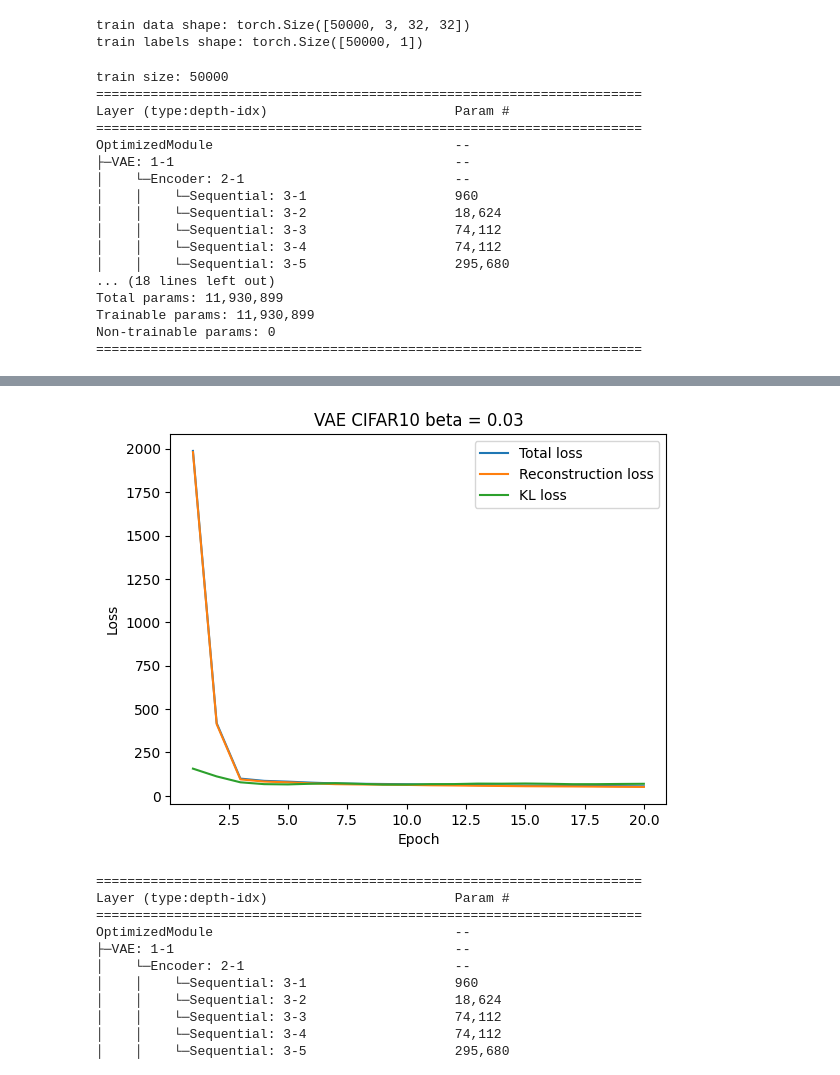
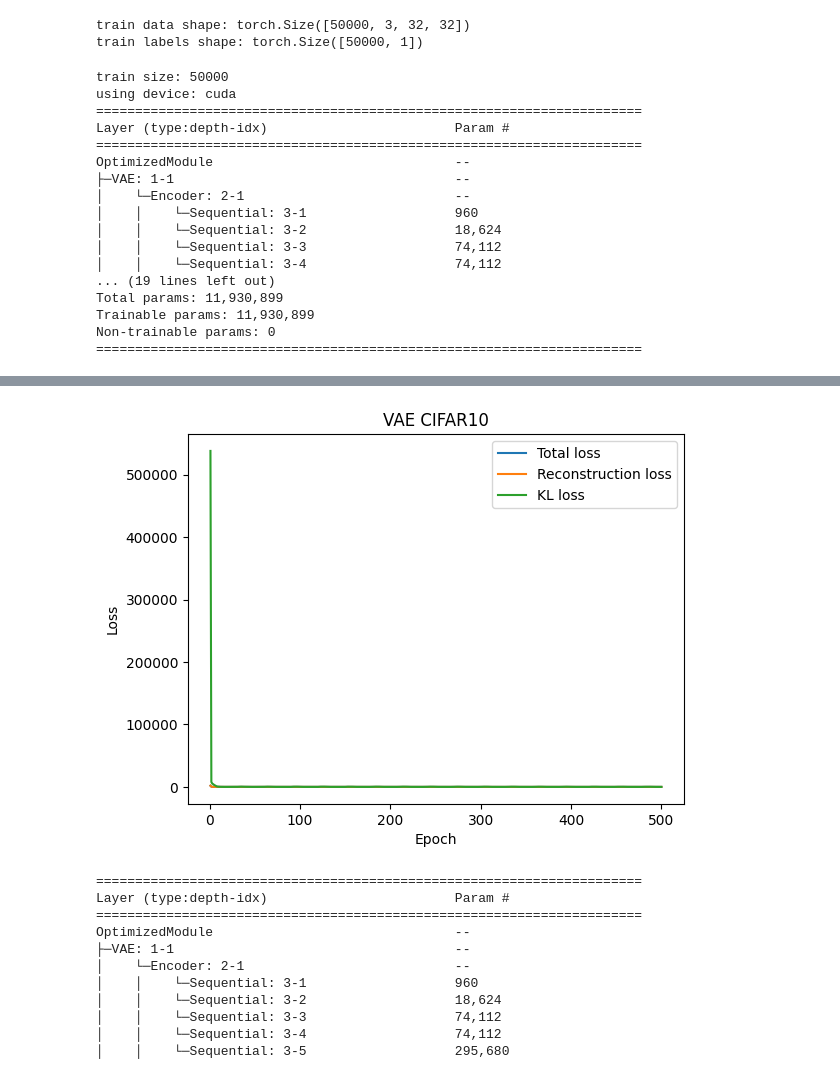
Before and after one commit to navti/MLProjects, a Jupyter notebook: VAE/vae-cifar10.ipynb, the cells around one changed output, grey strips where cells are left out. Cells and saved outputs as stored; diff of their text form; code cells hidden in the pictures.

Commit message:
Add annealing support for KL div loss.

```diff
--- a/VAE/vae-cifar10.ipynb
+++ b/VAE/vae-cifar10.ipynb
@@ -186,21 +233,21 @@ def generate_samples(rows, cols, model):
     plt.savefig(save_fig_path, facecolor='w', edgecolor='none')
     #plt.show()
 
-def elbo_loss(xhat, x, mu, logvar, beta=1):
+def elbo_loss(xhat, x, mu, logvar, annealing_agent):
     batch_size = xhat.shape[0]
     recon_loss = F.mse_loss(xhat, x, reduction='sum') / batch_size
     kl_div = -0.5 * torch.sum(1 + logvar - mu.pow(2) - logvar.exp(),axis=1)
     kl_loss = kl_div.mean()
-    beta = beta #kl_loss/recon_loss
-    total_loss = recon_loss + beta  * kl_loss
-    return total_loss, recon_loss, kl_loss, beta
+    kll = annealing_agent(kl_loss) #kl_loss/recon_loss
+    total_loss = recon_loss + kll
+    return total_loss, recon_loss, kl_loss, kll
 
 def print_model_summary(model):
     #print(summary(model.encoder, input_size=(1,28,28)))
     #print(summary(model.decoder, input_size=(1, model.nf * 16)))
     print(summary(model))
 
-def save_plots(losses, beta, name=None):
+def save_plots(losses, name=None):
     pathlib.Path("results").mkdir(parents=True, exist_ok=True)
     timestr = time.strftime("%Y%m%d-%H%M%S")
     if not name:
@@ -215,7 +262,7 @@ def save_plots(losses, beta, name=None):
     plt.xlabel('Epoch')
     plt.ylabel('Loss')
     plt.legend()
-    plt.title(f"VAE CIFAR10 beta = {beta}")
+    plt.title(f"VAE CIFAR10")
     plt.savefig(save_plot_path, facecolor='w', edgecolor='none')
     plt.show()
 
@@ -239,7 +286,7 @@ def load_model(model_name, model_class, *args, **kwargs):
         return None
     return model
 
-def train_model(model, device, train_loader, optimizer, loss_criterion, epoch, beta):
+def train_model(model, device, train_loader, optimizer, loss_criterion, epoch, annealing_agent):
     model.train()
     train_loss = 0
     total_kl_loss = 0
@@ -253,7 +300,7 @@ def train_model(model, device, train_loader, optimizer, loss_criterion, epoch, b
         xhat, x, mu, logvar, out_targets = model(data)
         classification_loss = loss_criterion(out_targets, targets)
         total_cl_loss += classification_loss.item()
-        loss, recon_loss, kl_loss, beta = elbo_loss(xhat, x, mu, logvar,beta)
+        loss, recon_loss, kl_loss, kll = elbo_loss(xhat, x, mu, logvar, annealing_agent)
         #print(f"loss: {loss.item()}")
         total_loss = loss + classification_loss
         train_loss += total_loss.item()
@@ -261,13 +308,14 @@ def train_model(model, device, train_loader, optimizer, loss_criterion, epoch, b
         total_kl_loss += kl_loss.item()
         total_loss.backward()
         optimizer.step()
+    annealing_agent.step()
     avg_kl_loss = total_kl_loss/(batchidx+1)
     avg_recon_loss = total_recon_loss/(batchidx+1)
     avg_loss = train_loss/(batchidx+1)
     avg_cl_loss = total_cl_loss/(batchidx+1)
     print(f"Train epoch: {epoch} [{(batchidx+1) * len(data)}/{len(train_loader.dataset)}\
           ({(100. * batchidx/len(train_loader)):.0f}%)]\tLoss: {avg_loss:.6f}\t")
-    return avg_loss, avg_recon_loss, avg_kl_loss, avg_cl_loss, beta
+    return avg_loss, avg_recon_loss, avg_kl_loss, avg_cl_loss
 # %%
 # check if output shape as expected
 device = torch.device('cuda' if torch.cuda.is_available() else 'cpu')
@@ -339,9 +387,11 @@ train_loader = DataLoader(trainset, shuffle=True, batch_size=batch_size, drop_la
 #test_loader = DataLoader(testset, shuffle=False, batch_size=batch_size, drop_last=True)
 #print(f"test size: {len(testset)}")
 print(f"train size: {len(trainset)}")
+print(f"using device: {device}")
 print_model_summary(opt_model)
 # %% [output]
 train size: 50000
+using device: cuda
 ======================================================================
 Layer (type:depth-idx)                        Param #
 ======================================================================
@@ -352,23 +402,25 @@ OptimizedModule                               --
 │    │    └─Sequential: 3-2                   18,624
 │    │    └─Sequential: 3-3                   74,112
 │    │    └─Sequential: 3-4                   74,112
-│    │    └─Sequential: 3-5                   295,680
-... (18 lines left out)
+... (19 lines left out)
 Total params: 11,930,899
 Trainable params: 11,930,899
 Non-trainable params: 0
 ======================================================================
 # %%
 # Run training loops
-beta = 0.03
-epochs = 20
+baseline = 0.0
+epochs = 500
+annealing_shape = 'logistic'
+annealing_steps = 30
+annealing_agent = Annealer(annealing_steps, annealing_shape, baseline)
 losses = defaultdict(list)
 for epoch in range(1,epochs+1):
-    avg_loss, avg_recon_loss, avg_kl_loss, avg_cl_loss, beta = train_model(opt_model, device, train_loader, optimizer, loss_criterion, epoch, beta)
+    avg_loss, avg_recon_loss, avg_kl_loss, avg_cl_loss = train_model(opt_model, device, train_loader, optimizer, loss_criterion, epoch, annealing_agent)
     losses['total_loss'].append(avg_loss)
     losses['recon_loss'].append(avg_recon_loss)
     losses['kl_loss'].append(avg_kl_loss)
     losses['cl_loss'].append(avg_cl_loss)
-save_plots(losses, beta)
-save_model(model, name=f"vaecifar10_beta_{beta}")
+save_plots(losses)
+save_model(model, name=f"vaecifar10_lr_{learning_rate}")
 # %% [output]
@@ -395,3 +444,3 @@ Train epoch: 20 [49920/50000          (100%)]   Loss: 54.819413
-[figure, old version]
+[figure, new version]
 # %%
 # load saved model
```
Also changed, not shown: parts of 5 cells of this notebook, 5 other files.
